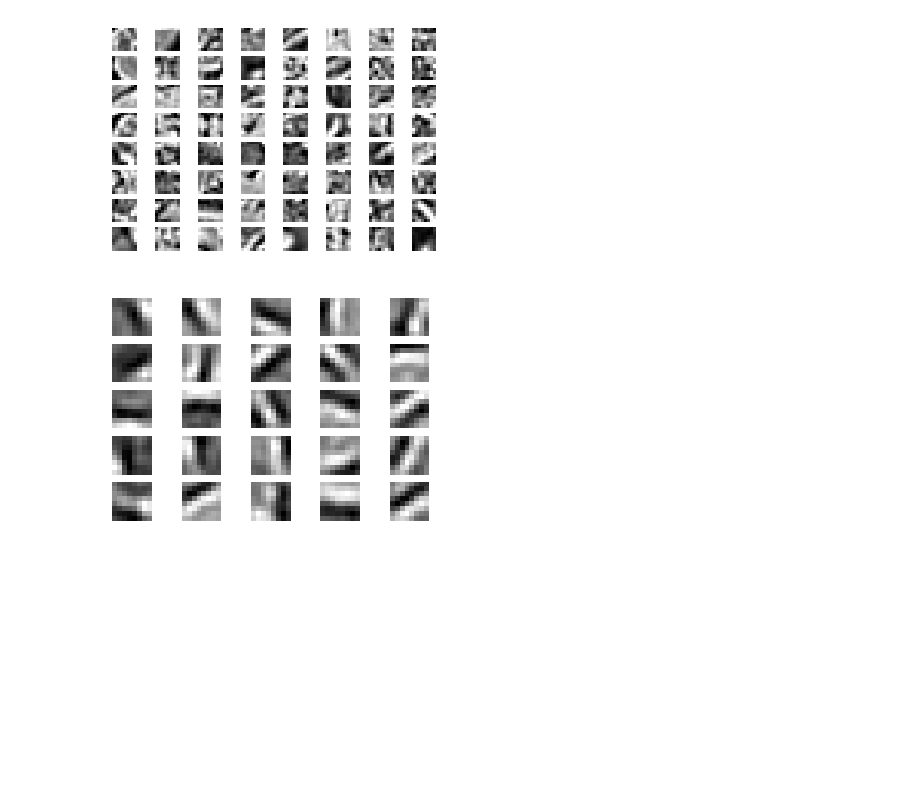
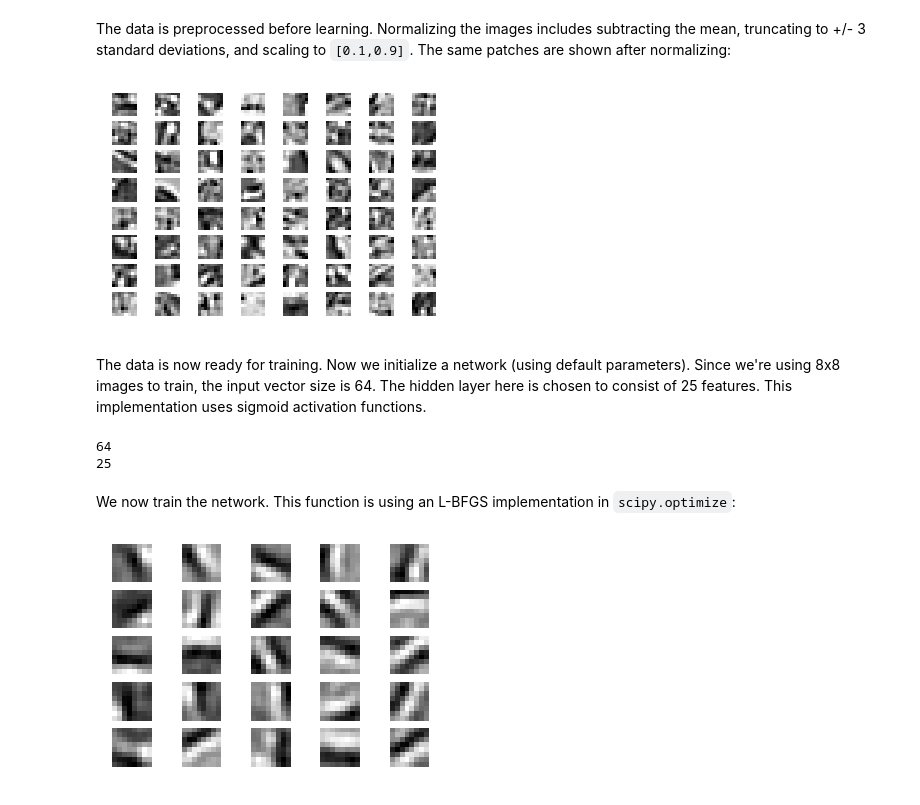
Before and after one commit to hiqdevlord/learning_deep_learning, a Jupyter notebook: sparseae_demo.ipynb, the cells around one changed output. Cells and saved outputs as stored; diff of their text form; code cells hidden in the pictures; blank space fills up the shorter version.

```diff
--- a/sparseae_demo.ipynb
+++ b/sparseae_demo.ipynb
@@ -4,7 +25,7 @@ from sparseae import *
+# %% [markdown]
+The data is preprocessed before learning. Normalizing the images includes subtracting the mean, truncating to +/- 3 standard deviations, and scaling to `[0.1,0.9]`. The same patches are shown after normalizing:
 # %%
-patches = sample_images()
 patches = normalize_data(patches)
+display_network(patches)
+# %% [output]
+[figure, added]
-# %%
-display_network(patches)
-# %% [output]
-[figure, removed]
@@ -13,3 +32,14 @@ sae = sparseae()
+# %% [markdown]
+The data is now ready for training. Now we initialize a network (using default parameters). Since we're using 8x8 images to train, the input vector size is 64. The hidden layer here is chosen to consist of 25 features. This implementation uses sigmoid activation functions.
+# %%
+sae = sparseae()
+print sae.vSize #size of input and output layers
+print sae.hSize #size of hidden layer
+# %% [output]
+64
+25
+# %% [markdown]
+We now train the network. This function is using an L-BFGS implementation in `scipy.optimize`:
 # %%
 weights = sae.train(patches)
 # %%
```
Also changed, not shown: parts of 8 cells of this notebook.
